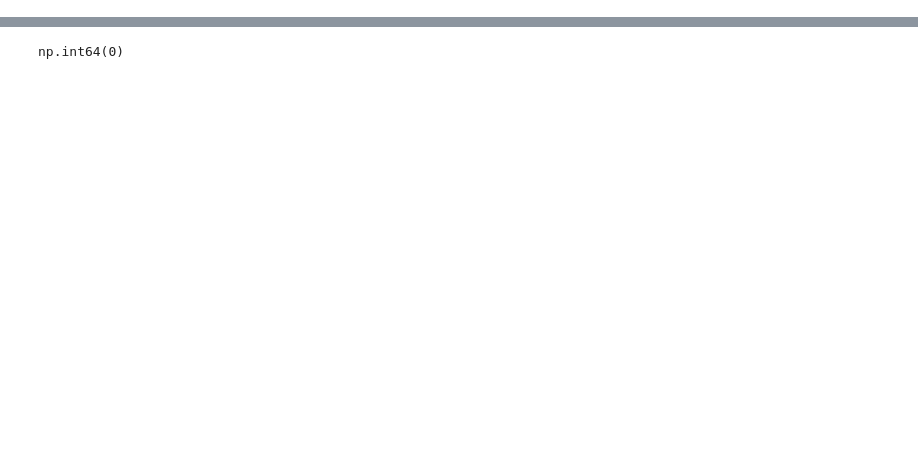
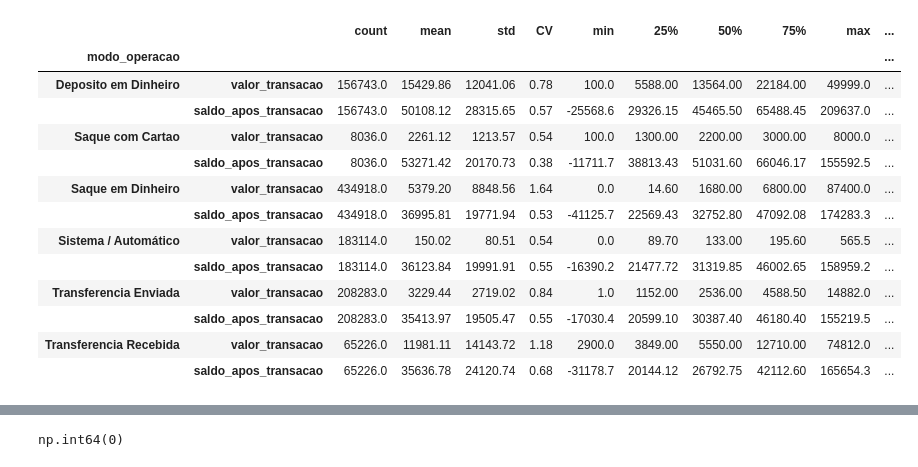
Before and after one commit to christianwislockioli-rgb/Analise_de_Risco_e_Melhoria_de_Fluxo_Operacional_de_Credito, a Jupyter notebook: 02_dados/src/Projeto.ipynb, the cells around one changed output, grey strips where cells are left out. Cells and saved outputs as stored; diff of their text form; code cells hidden in the pictures; blank space fills up the shorter version.

```diff
--- a/02_dados/src/Projeto.ipynb
+++ b/02_dados/src/Projeto.ipynb
@@ -145,0 +199,18 @@ descritivas(transacoes_df)
+# %%
+# Analise Descritiva por segmentaçao
+transacoes_df.groupby('modo_operacao').apply(descritivas)
+# %% [output]
+|  |  | count | mean | std | CV | min | 25% | 50% | 75% | max | ... |
+| modo_operacao |  |  |  |  |  |  |  |  |  |  | ... |
+| Deposito em Dinheiro | valor_transacao | 156743.0 | 15429.86 | 12041.06 | 0.78 | 100.0 | 5588.00 | 13564.00 | 22184.00 | 49999.0 | ... |
+|  | saldo_apos_transacao | 156743.0 | 50108.12 | 28315.65 | 0.57 | -25568.6 | 29326.15 | 45465.50 | 65488.45 | 209637.0 | ... |
+| Saque com Cartao | valor_transacao | 8036.0 | 2261.12 | 1213.57 | 0.54 | 100.0 | 1300.00 | 2200.00 | 3000.00 | 8000.0 | ... |
+|  | saldo_apos_transacao | 8036.0 | 53271.42 | 20170.73 | 0.38 | -11711.7 | 38813.43 | 51031.60 | 66046.17 | 155592.5 | ... |
+| Saque em Dinheiro | valor_transacao | 434918.0 | 5379.20 | 8848.56 | 1.64 | 0.0 | 14.60 | 1680.00 | 6800.00 | 87400.0 | ... |
+|  | saldo_apos_transacao | 434918.0 | 36995.81 | 19771.94 | 0.53 | -41125.7 | 22569.43 | 32752.80 | 47092.08 | 174283.3 | ... |
+| Sistema / Automático | valor_transacao | 183114.0 | 150.02 | 80.51 | 0.54 | 0.0 | 89.70 | 133.00 | 195.60 | 565.5 | ... |
+|  | saldo_apos_transacao | 183114.0 | 36123.84 | 19991.91 | 0.55 | -16390.2 | 21477.72 | 31319.85 | 46002.65 | 158959.2 | ... |
+| Transferencia Enviada | valor_transacao | 208283.0 | 3229.44 | 2719.02 | 0.84 | 1.0 | 1152.00 | 2536.00 | 4588.50 | 14882.0 | ... |
+|  | saldo_apos_transacao | 208283.0 | 35413.97 | 19505.47 | 0.55 | -17030.4 | 20599.10 | 30387.40 | 46180.40 | 155219.5 | ... |
+| Transferencia Recebida | valor_transacao | 65226.0 | 11981.11 | 14143.72 | 1.18 | 2900.0 | 3849.00 | 5550.00 | 12710.00 | 74812.0 | ... |
+|  | saldo_apos_transacao | 65226.0 | 35636.78 | 24120.74 | 0.68 | -31178.7 | 20144.12 | 26792.75 | 42112.60 | 165654.3 | ... |
```
Also changed, not shown: parts of 43 cells of this notebook.
